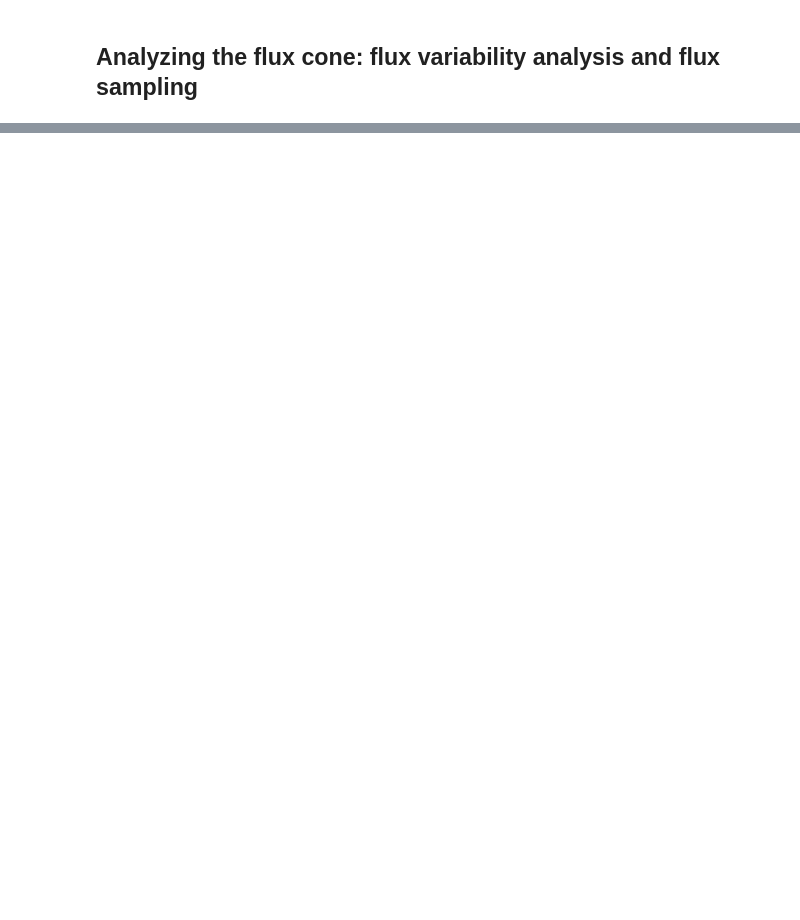
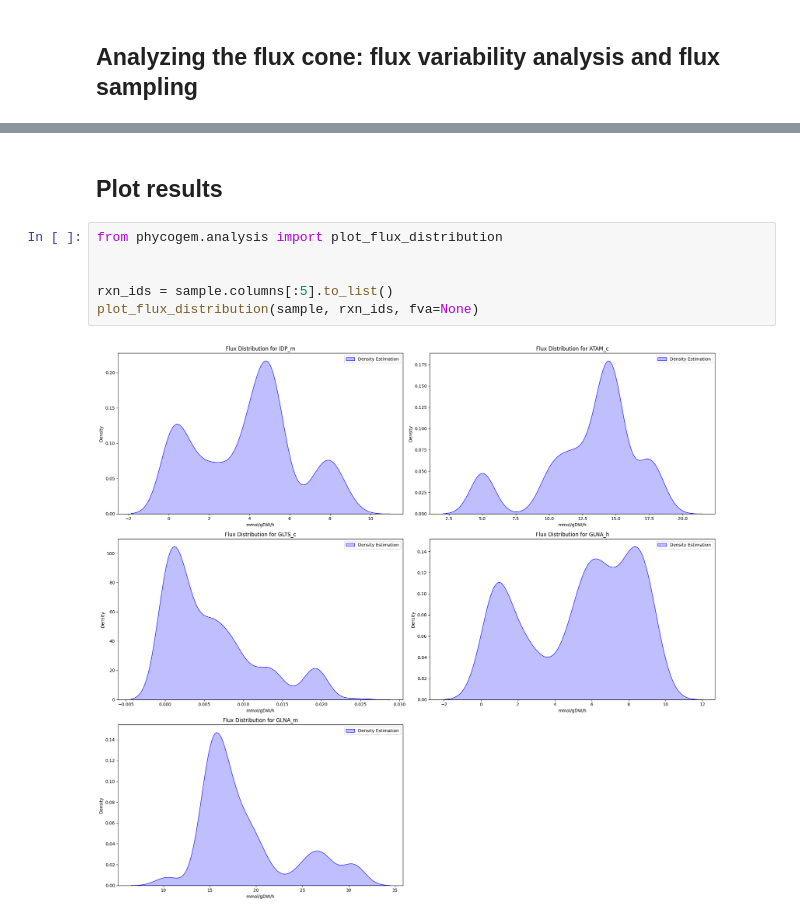
Before and after one commit to Robaina/Phycogem, a Jupyter notebook: docs/0_basic_examples.ipynb, the cells around one changed output, grey strips where cells are left out. Drawn from its saved outputs; the diff is of its cells as text; blank space fills up the shorter version.

```diff
--- a/docs/0_basic_examples.ipynb
+++ b/docs/0_basic_examples.ipynb
@@ -176,0 +190,10 @@ sample
+# %% [markdown]
+## Plot results
+# %%
+from phycogem.analysis import plot_flux_distribution
+
+
+rxn_ids = sample.columns[:5].to_list()
+plot_flux_distribution(sample, rxn_ids, fva=None)
+# %% [output]
+[figure, added]
```
Also changed, not shown: parts of 15 cells of this notebook, 32 other files.
